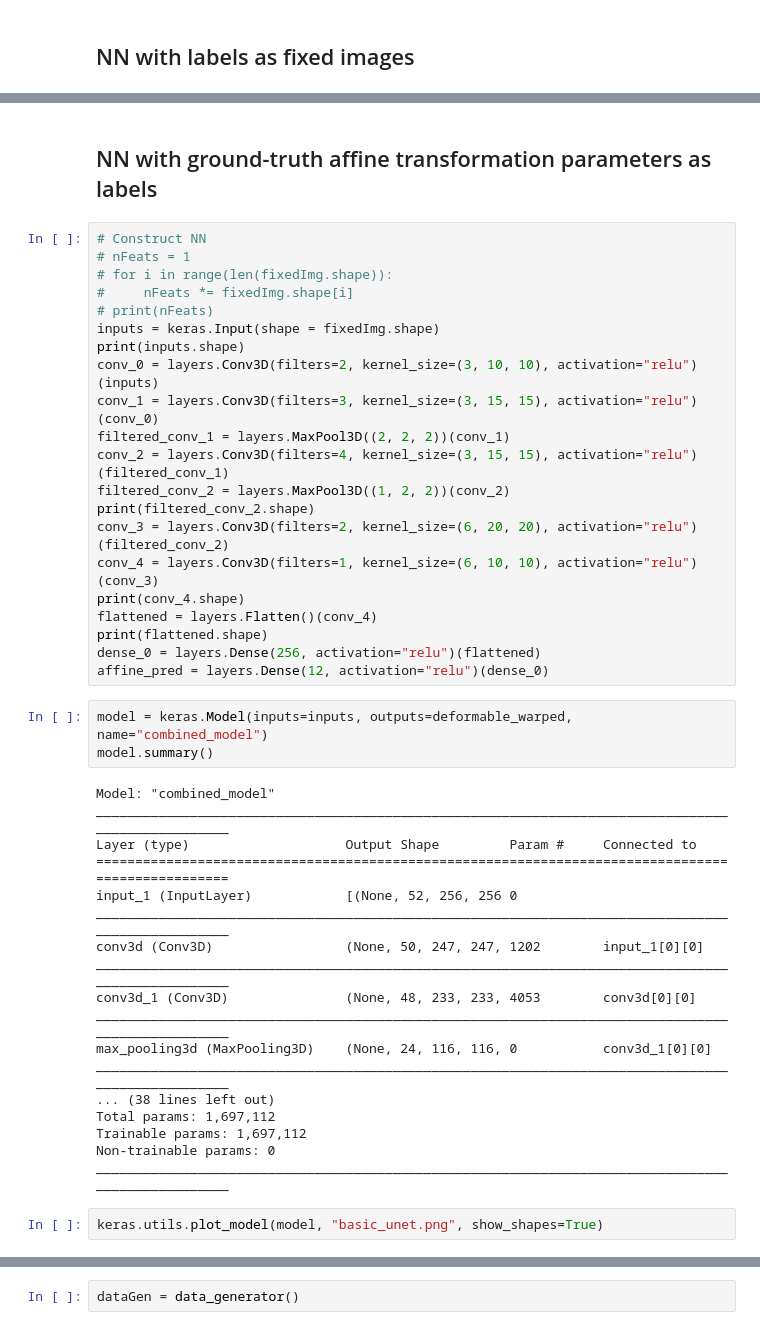
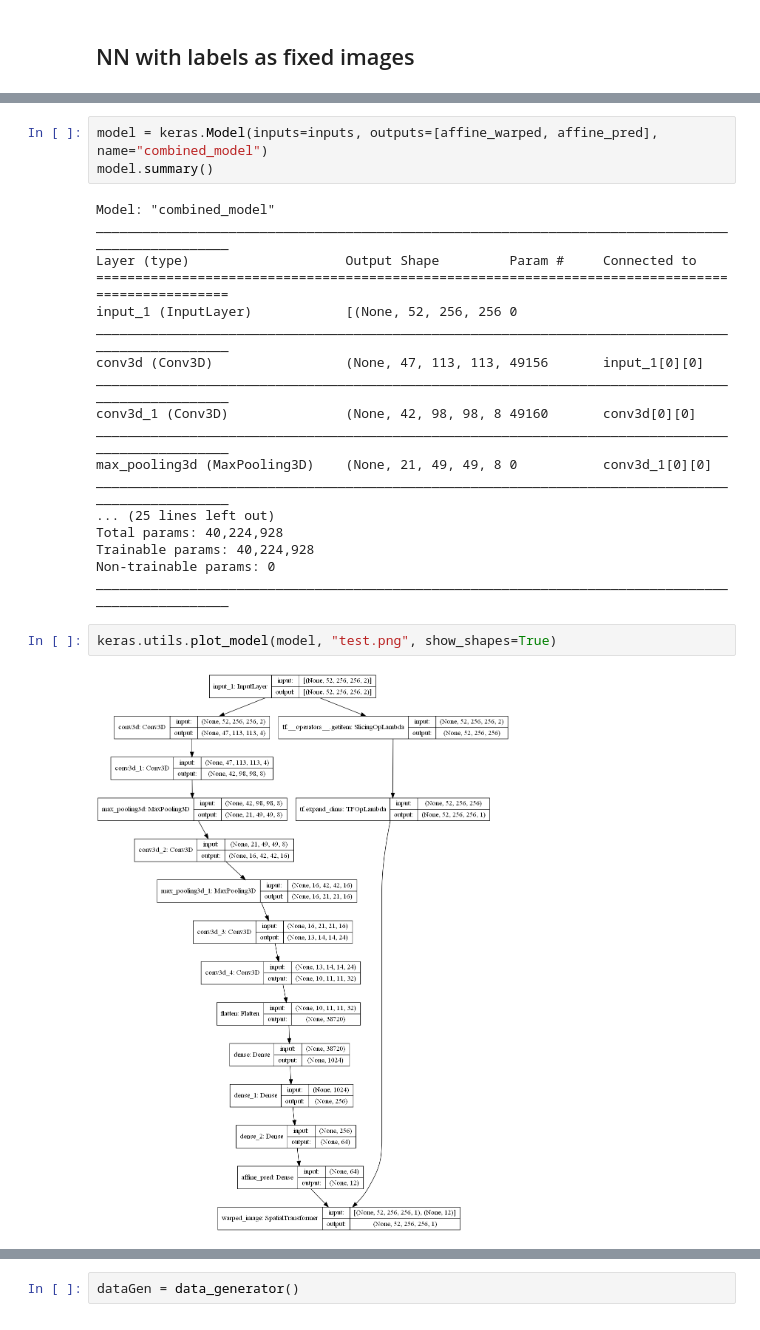
Before and after one commit to onestarYX/MSK-Image-Registration, a Jupyter notebook: affineRegNN_archive.ipynb, the cells around one changed output, grey strips where cells are left out. Drawn from its saved outputs; the diff is of its cells as text.

```diff
--- a/affineRegNN_archive.ipynb
+++ b/affineRegNN_archive.ipynb
@@ -238,31 +128,8 @@ WARNING:tensorflow:From C:\Users\yixing\anaconda3\lib\site-packages\tensorflow\p
 Instructions for updating:
 Use fn_output_signature instead
 (None, 52, 256, 256, 1)
-# %% [markdown]
-## NN with ground-truth affine transformation parameters as labels
-# %%
-# Construct NN
-# nFeats = 1
-# for i in range(len(fixedImg.shape)):
-#     nFeats *= fixedImg.shape[i]
-# print(nFeats)
-inputs = keras.Input(shape = fixedImg.shape)
-print(inputs.shape)
-conv_0 = layers.Conv3D(filters=2, kernel_size=(3, 10, 10), activation="relu")(inputs)
-conv_1 = layers.Conv3D(filters=3, kernel_size=(3, 15, 15), activation="relu")(conv_0)
-filtered_conv_1 = layers.MaxPool3D((2, 2, 2))(conv_1)
-conv_2 = layers.Conv3D(filters=4, kernel_size=(3, 15, 15), activation="relu")(filtered_conv_1)
-filtered_conv_2 = layers.MaxPool3D((1, 2, 2))(conv_2)
-print(filtered_conv_2.shape)
-conv_3 = layers.Conv3D(filters=2, kernel_size=(6, 20, 20), activation="relu")(filtered_conv_2)
-conv_4 = layers.Conv3D(filters=1, kernel_size=(6, 10, 10), activation="relu")(conv_3)
-print(conv_4.shape)
-flattened = layers.Flatten()(conv_4)
-print(flattened.shape)
-dense_0 = layers.Dense(256, activation="relu")(flattened)
-affine_pred = layers.Dense(12, activation="relu")(dense_0)
 # %%
-model = keras.Model(inputs=inputs, outputs=deformable_warped, name="combined_model")
+model = keras.Model(inputs=inputs, outputs=[affine_warped, affine_pred], name="combined_model")
 model.summary()
 # %% [output]
 Model: "combined_model"
@@ -271,19 +138,21 @@ Layer (type)                    Output Shape         Param #     Connected to
 ==================================================================================================
 input_1 (InputLayer)            [(None, 52, 256, 256 0
 __________________________________________________________________________________________________
-conv3d (Conv3D)                 (None, 50, 247, 247, 1202        input_1[0][0]
+conv3d (Conv3D)                 (None, 47, 113, 113, 49156       input_1[0][0]
 __________________________________________________________________________________________________
-conv3d_1 (Conv3D)               (None, 48, 233, 233, 4053        conv3d[0][0]
+conv3d_1 (Conv3D)               (None, 42, 98, 98, 8 49160       conv3d[0][0]
 __________________________________________________________________________________________________
-max_pooling3d (MaxPooling3D)    (None, 24, 116, 116, 0           conv3d_1[0][0]
+max_pooling3d (MaxPooling3D)    (None, 21, 49, 49, 8 0           conv3d_1[0][0]
 __________________________________________________________________________________________________
-... (38 lines left out)
-Total params: 1,697,112
-Trainable params: 1,697,112
+... (25 lines left out)
+Total params: 40,224,928
+Trainable params: 40,224,928
 Non-trainable params: 0
 __________________________________________________________________________________________________
 # %%
-keras.utils.plot_model(model, "basic_unet.png", show_shapes=True)
+keras.utils.plot_model(model, "test.png", show_shapes=True)
+# %% [output]
+[figure, added]
 # %%
 lr = 0.001
 optimizer = tf.keras.optimizers.Adam(learning_rate = lr)
```
Also changed, not shown: parts of 45 cells of this notebook, 2 other files.
